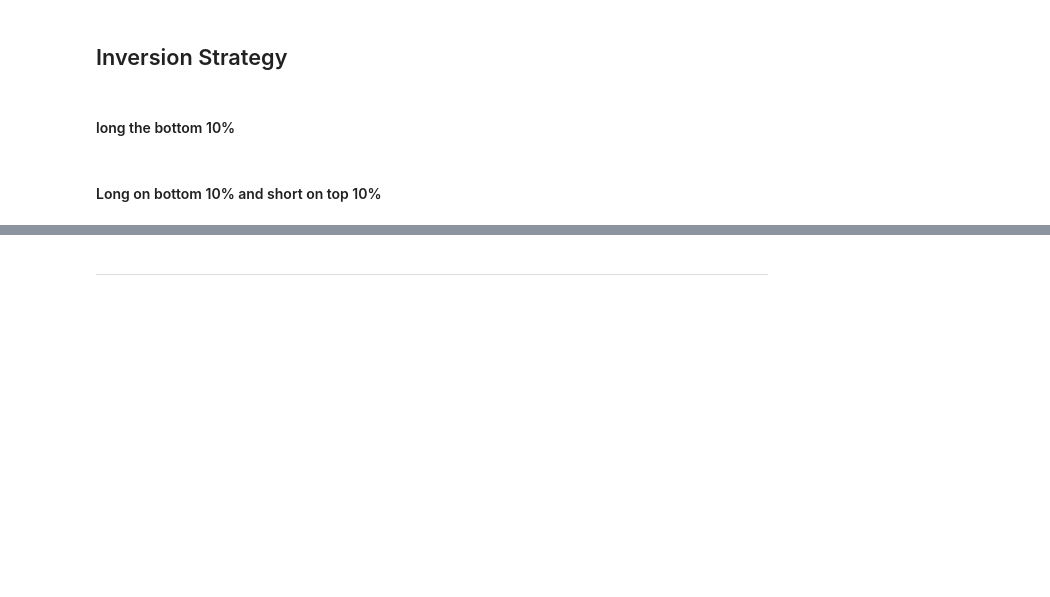
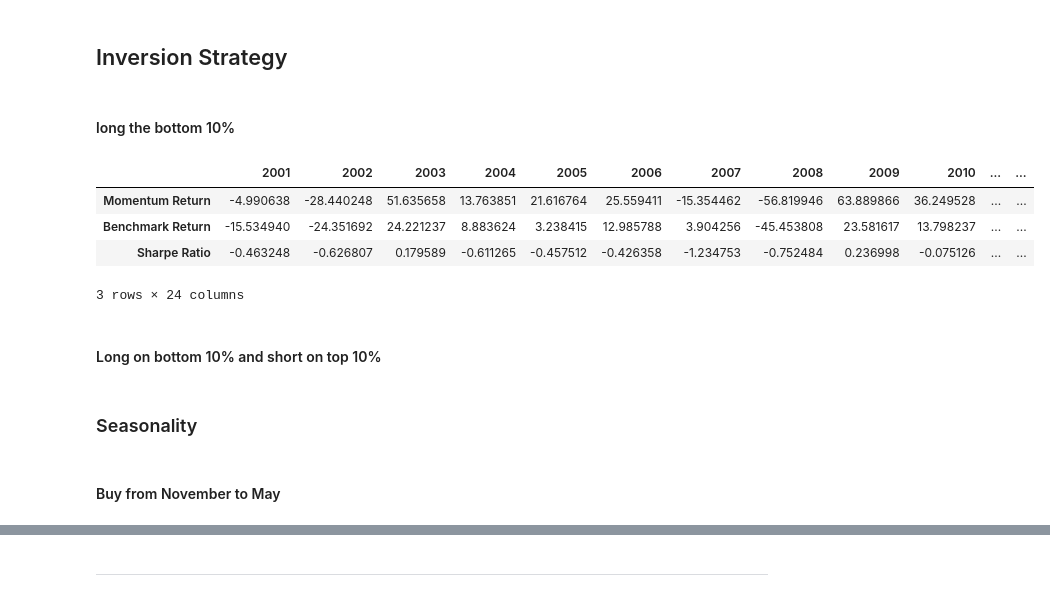
Before and after one commit to satyaki-02/Factor_Investing_in_Stock-Market, a Jupyter notebook: main.ipynb, the cells around one changed output, grey strips where cells are left out. Saved outputs shown, nothing was run; the diff lists cells and outputs as text; code cells hidden in the pictures; blank space fills up the shorter version.

```diff
--- a/main.ipynb
+++ b/main.ipynb
@@ -1127,6 +1263,17 @@ fig.update_layout(
 
 # Show the plot
 fig.show()
+# %%
+# Calculate the yearly stats
+yearly_stats_df = calculate_yearly_stats(returns_df, bottom_p_momentum_stocks_dict, gains, risk_free_rate=3.5)
+
+yearly_stats_df
+# %% [output]
+|  | 2001 | 2002 | 2003 | 2004 | 2005 | 2006 | 2007 | 2008 | 2009 | 2010 | ... | ... |
+| Momentum Return | -4.990638 | -28.440248 | 51.635658 | 13.763851 | 21.616764 | 25.559411 | -15.354462 | -56.819946 | 63.889866 | 36.249528 | ... | ... |
+| Benchmark Return | -15.534940 | -24.351692 | 24.221237 | 8.883624 | 3.238415 | 12.985788 | 3.904256 | -45.453808 | 23.581617 | 13.798237 | ... | ... |
+| Sharpe Ratio | -0.463248 | -0.626807 | 0.179589 | -0.611265 | -0.457512 | -0.426358 | -1.234753 | -0.752484 | 0.236998 | -0.075126 | ... | ... |
+3 rows × 24 columns
 # %% [markdown]
 #### Long on bottom 10% and short on top 10%
 # %%
@@ -1237,3 +1384,7 @@ fig.update_layout(
 
 # Show the plot
 fig.show()
+# %% [markdown]
+### Seasonality
+# %% [markdown]
+#### Buy from November to May
```
Also changed, not shown: parts of 22 cells of this notebook.
